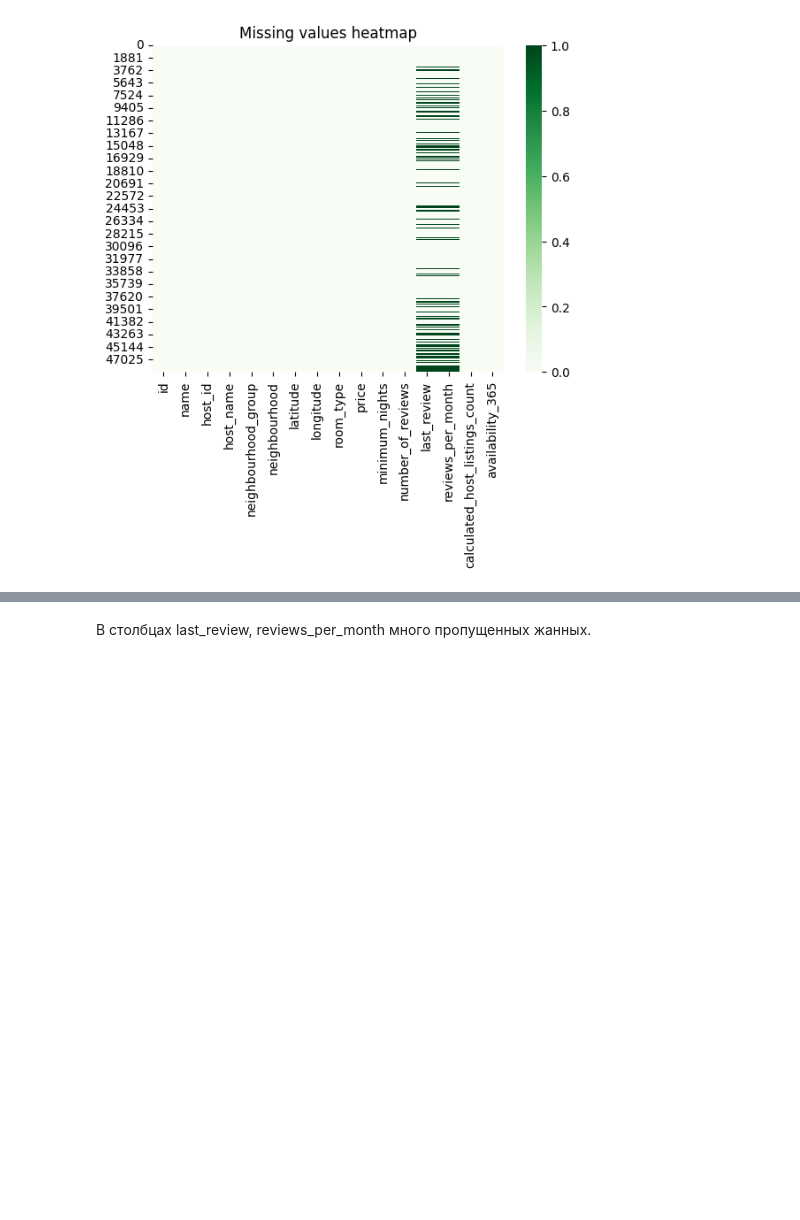
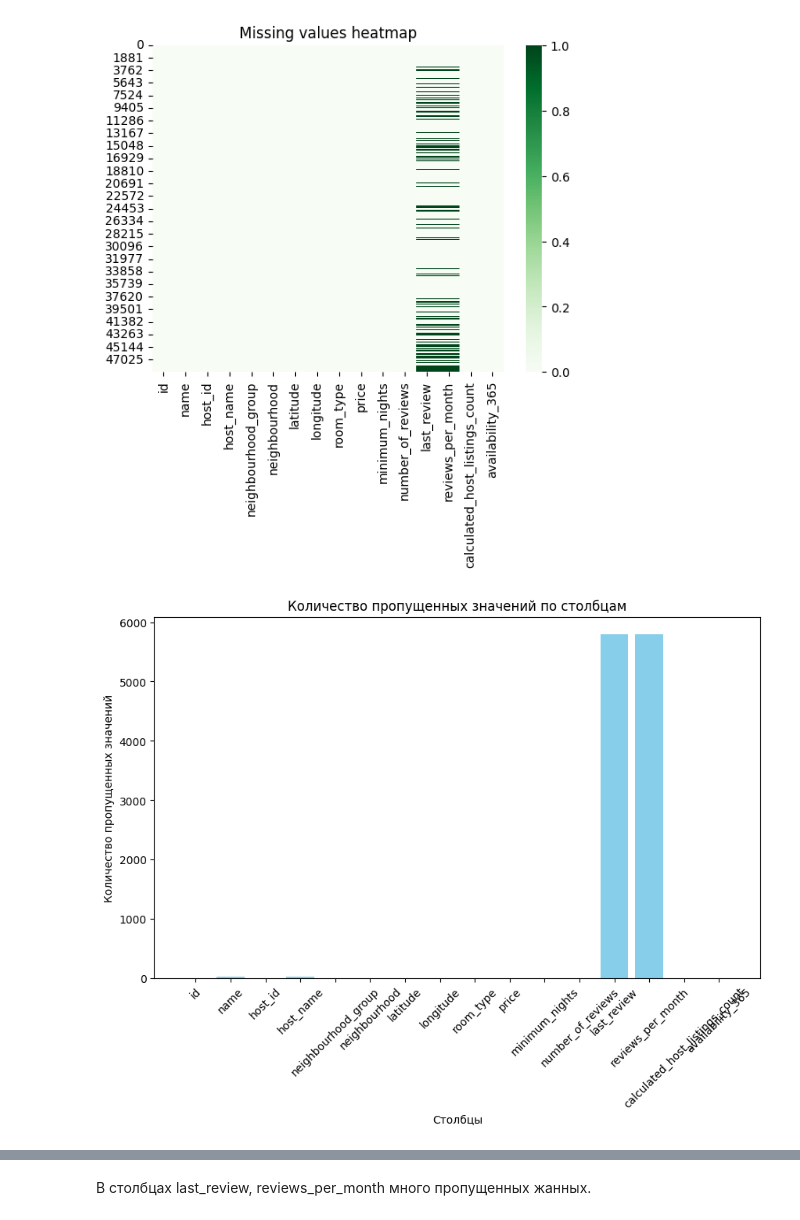
Before and after one commit to Plashka320/Stat_prack_HW_VyuzhaninPD_2025, a Jupyter notebook: itogovaya_pabota.ipynb, the cells around one changed output, grey strips where cells are left out. Cells and saved outputs as stored; diff of their text form; code cells hidden in the pictures; blank space fills up the shorter version.

```diff
--- a/itogovaya_pabota.ipynb
+++ b/itogovaya_pabota.ipynb
@@ -160,3 +160,17 @@ plt.title('Missing values heatmap')
 plt.show()
 # %% [output]
 [figure]
+# %%
+df = pd.read_csv('AB_NYC_2019.csv')
+missing_counts = df.isnull().sum()
+
+# Создание гистограммы
+plt.figure(figsize=(10, 6))
+plt.bar(missing_counts.index, missing_counts.values, color='skyblue')
+plt.title('Количество пропущенных значений по столбцам')
+plt.xlabel('Столбцы')
+plt.ylabel('Количество пропущенных значений')
+plt.xticks(rotation=45)
+plt.show()
+# %% [output]
+[figure, added]
```
Also changed, not shown: parts of 2 cells of this notebook.
